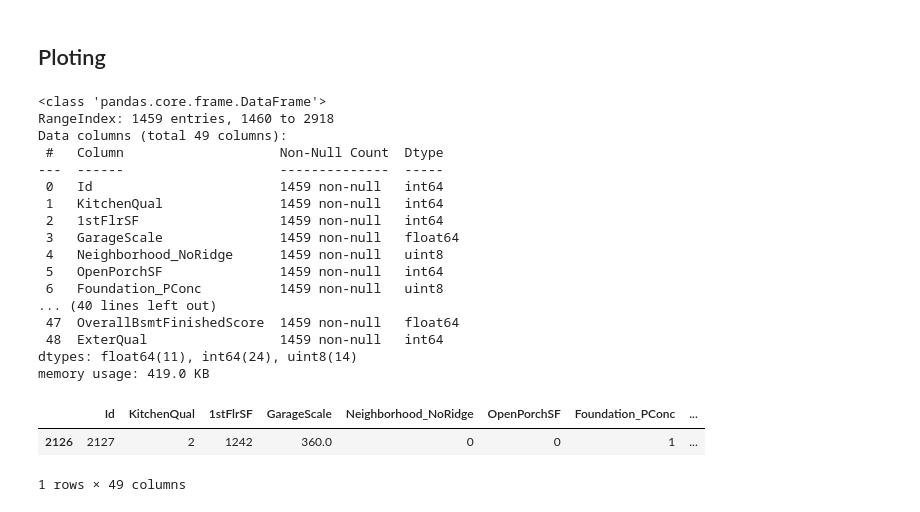
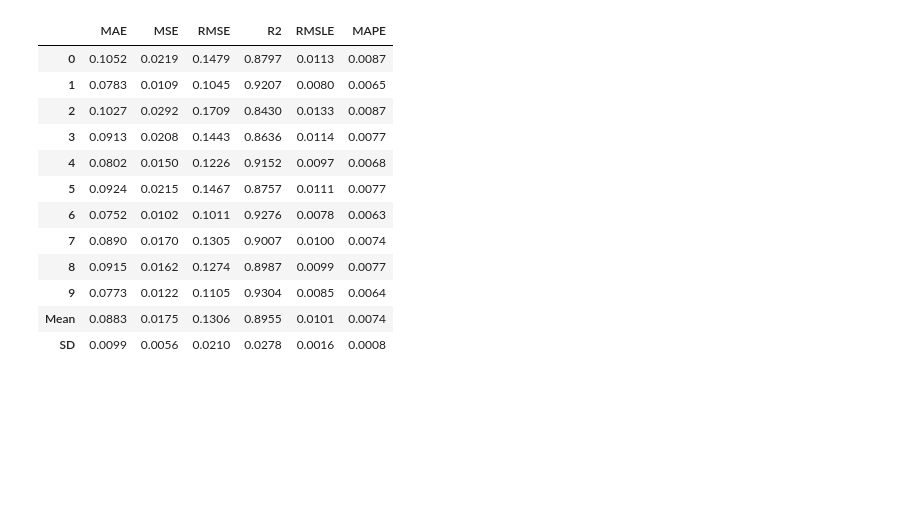
Before and after one commit to ckdanny/kaggle-competition, a Jupyter notebook: house-price-prediction/modeling.ipynb, the cells around one changed output. Saved outputs shown, nothing was run; the diff lists cells and outputs as text; code cells hidden in the pictures; blank space fills up the shorter version.

```diff
--- a/house-price-prediction/modeling.ipynb
+++ b/house-price-prediction/modeling.ipynb
@@ -319,2 +165,0 @@ blender_models = blend_models(estimator_list = [tuned_catboost,tuned_lightgbm],
-# %% [markdown]
-## Ploting
@@ -323,26 +165,0 @@ blender_models = blend_models(estimator_list = [tuned_catboost,tuned_lightgbm],
-# %%
-testing_data.info()
-# %% [output]
-<class 'pandas.core.frame.DataFrame'>
-RangeIndex: 1459 entries, 1460 to 2918
-Data columns (total 49 columns):
- #   Column                    Non-Null Count  Dtype
----  ------                    --------------  -----
- 0   Id                        1459 non-null   int64
- 1   KitchenQual               1459 non-null   int64
- 2   1stFlrSF                  1459 non-null   int64
- 3   GarageScale               1459 non-null   float64
- 4   Neighborhood_NoRidge      1459 non-null   uint8
- 5   OpenPorchSF               1459 non-null   int64
- 6   Foundation_PConc          1459 non-null   uint8
-... (40 lines left out)
- 47  OverallBsmtFinishedScore  1459 non-null   float64
- 48  ExterQual                 1459 non-null   int64
-dtypes: float64(11), int64(24), uint8(14)
-memory usage: 419.0 KB
-# %%
-testing_data[testing_data.Id == 2127]
-# %% [output]
-|  | Id | KitchenQual | 1stFlrSF | GarageScale | Neighborhood_NoRidge | OpenPorchSF | Foundation_PConc | ... |
-| 2126 | 2127 | 2 | 1242 | 360.0 | 0 | 0 | 1 | ... |
-1 rows × 49 columns
@@ -352 +173,19 @@ blended_model_prediction = predict_model(blender_models, data=testing_data)
+# %%
+top3 = compare_models(n_select = 3, fold=3, sort = 'RMSE')
+tuned_top3 = [tune_model(i, optimize='RMSE') for i in top3]
+buit_model = stack_models(estimator_list = tuned_top3[1:], meta_model = tuned_top3[0])
+# %% [output]
+|  | MAE | MSE | RMSE | R2 | RMSLE | MAPE |
+| 0 | 0.1052 | 0.0219 | 0.1479 | 0.8797 | 0.0113 | 0.0087 |
+| 1 | 0.0783 | 0.0109 | 0.1045 | 0.9207 | 0.0080 | 0.0065 |
+| 2 | 0.1027 | 0.0292 | 0.1709 | 0.8430 | 0.0133 | 0.0087 |
+| 3 | 0.0913 | 0.0208 | 0.1443 | 0.8636 | 0.0114 | 0.0077 |
+| 4 | 0.0802 | 0.0150 | 0.1226 | 0.9152 | 0.0097 | 0.0068 |
+| 5 | 0.0924 | 0.0215 | 0.1467 | 0.8757 | 0.0111 | 0.0077 |
+| 6 | 0.0752 | 0.0102 | 0.1011 | 0.9276 | 0.0078 | 0.0063 |
+| 7 | 0.0890 | 0.0170 | 0.1305 | 0.9007 | 0.0100 | 0.0074 |
+| 8 | 0.0915 | 0.0162 | 0.1274 | 0.8987 | 0.0099 | 0.0077 |
+| 9 | 0.0773 | 0.0122 | 0.1105 | 0.9304 | 0.0085 | 0.0064 |
+| Mean | 0.0883 | 0.0175 | 0.1306 | 0.8955 | 0.0101 | 0.0074 |
+| SD | 0.0099 | 0.0056 | 0.0210 | 0.0278 | 0.0016 | 0.0008 |
 # %%
```
Also changed, not shown: parts of 25 cells of this notebook, 10 other files.
